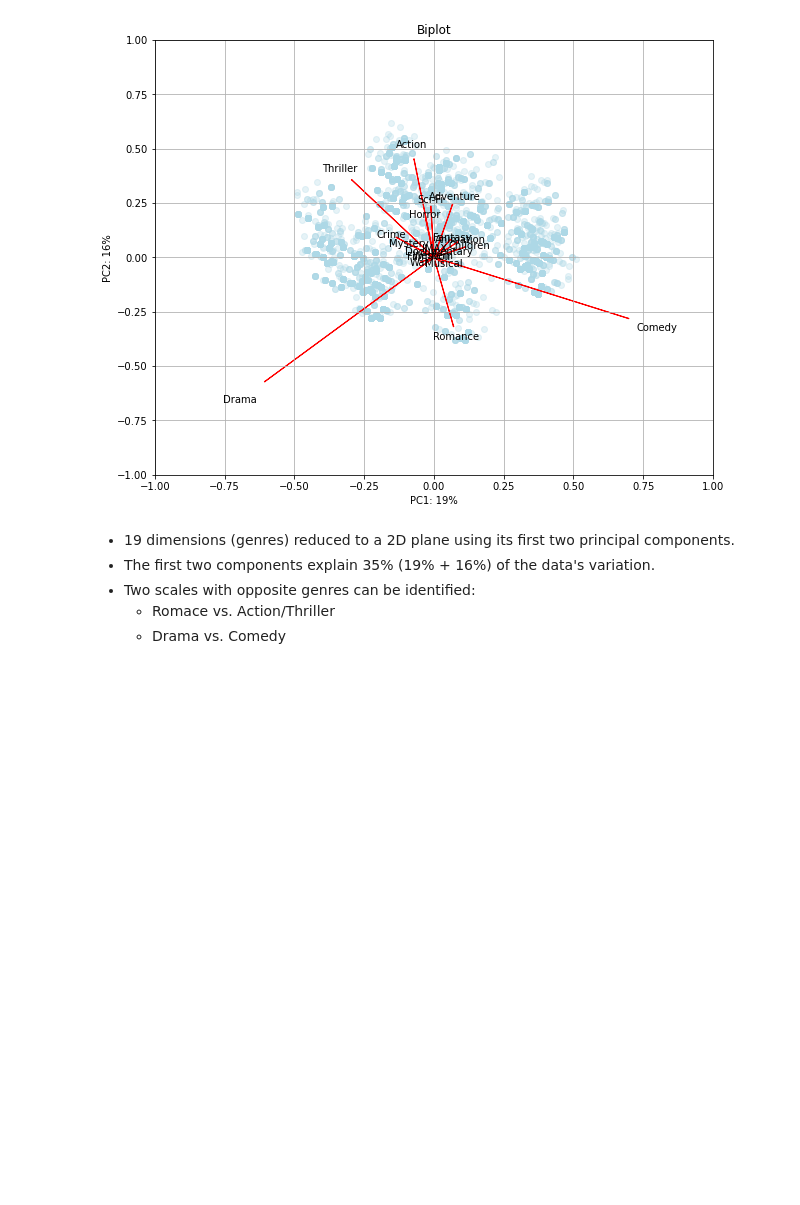
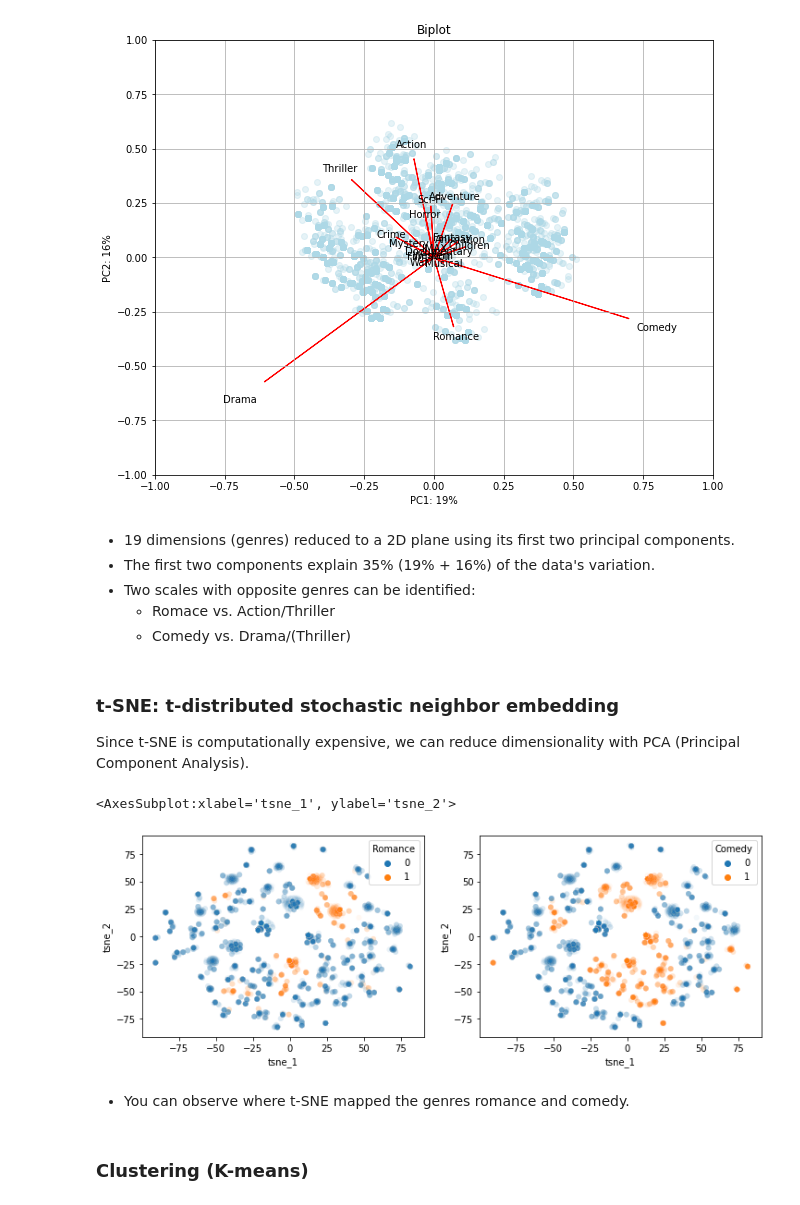
Before and after one commit to raphaelw/data-science-bootcamp, a Jupyter notebook: 10_week/project/unsupervised_learning.ipynb, the cells around one changed output. Saved outputs shown, nothing was run; the diff lists cells and outputs as text; code cells hidden in the pictures; blank space fills up the shorter version.

Commit message:
clustering

```diff
--- a/10_week/project/unsupervised_learning.ipynb
+++ b/10_week/project/unsupervised_learning.ipynb
@@ -104,4 +106,26 @@ Text(0.5, 1.0, 'Biplot')
 * The first two components explain 35% (19% + 16%) of the data's variation.
 * Two scales with opposite genres can be identified:
     * Romace vs. Action/Thriller
-    * Drama vs. Comedy
+    * Comedy vs. Drama/(Thriller)
+# %% [markdown]
+### t-SNE: t-distributed stochastic neighbor embedding
+
+Since t-SNE is computationally expensive, we can reduce dimensionality with PCA (Principal Component Analysis).
+# %%
+tsne = TSNE(n_components=2)
+# %%
+T = tsne.fit_transform(W[:,:10]) # use a 10-dim projection based on PCA
+# %%
+M_movie_genres['tsne_1'] = T[:,0]
+M_movie_genres['tsne_2'] = T[:,1]
+# %%
+fig, ax = plt.subplots(ncols=2, figsize=(12,4))
+sns.scatterplot(data=M_movie_genres, x='tsne_1', y='tsne_2', hue='Romance', legend=True, alpha=0.05, ax=ax[0])
+sns.scatterplot(data=M_movie_genres, x='tsne_1', y='tsne_2', hue='Comedy', legend=True, alpha=0.05, ax=ax[1])
+# %% [output]
+<AxesSubplot:xlabel='tsne_1', ylabel='tsne_2'>
+[figure, added]
+# %% [markdown]
+* You can observe where t-SNE mapped the genres romance and comedy.
+# %% [markdown]
+### Clustering (K-means)
```
Also changed, not shown: parts of 9 cells of this notebook.
